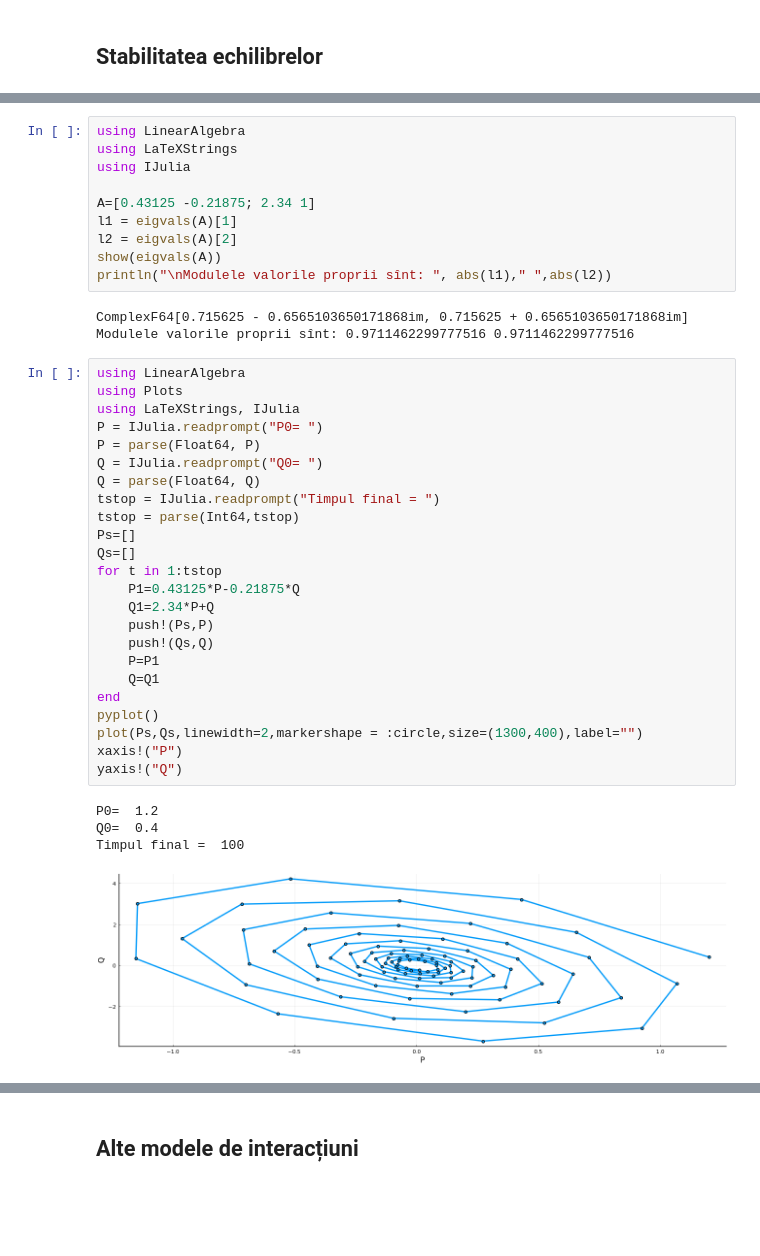
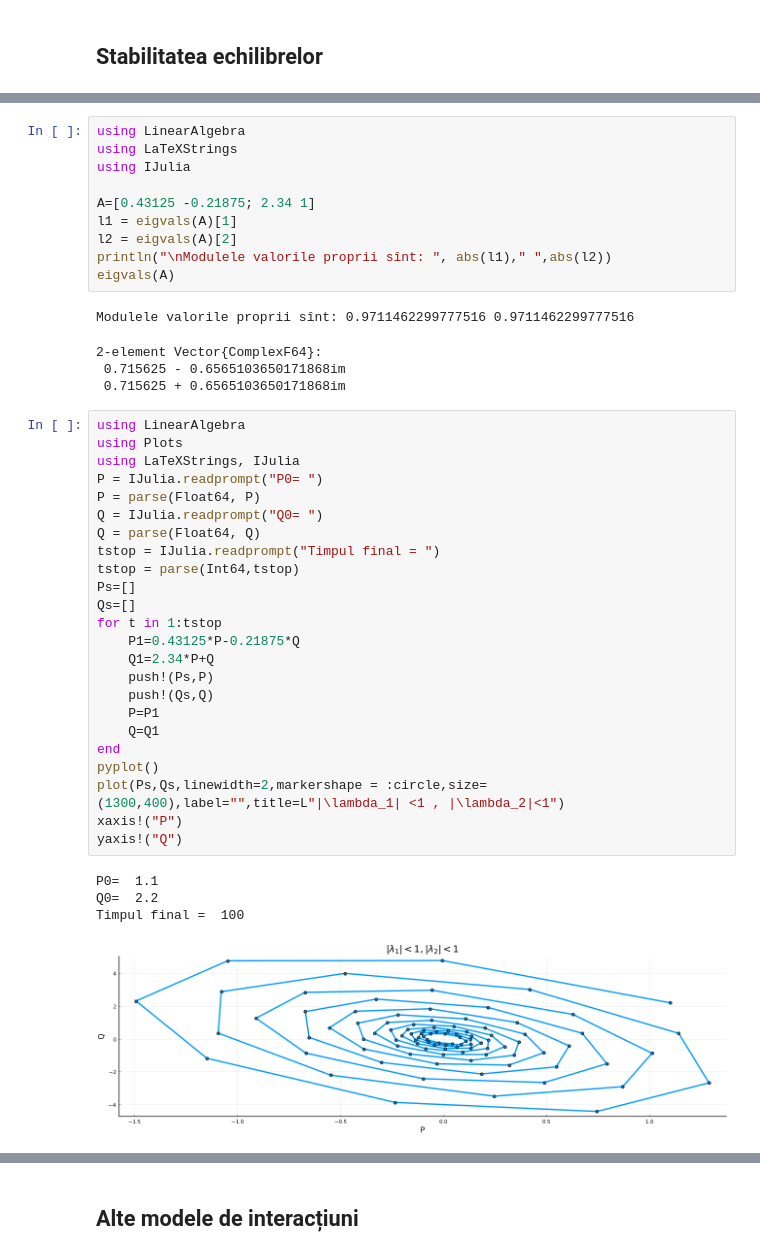
Before and after one commit to adhalanay/curs-biologie-2021, a Jupyter notebook: Cursul7.ipynb, the cells around one changed output, grey strips where cells are left out. Saved outputs shown, nothing was run; the diff lists cells and outputs as text; blank space fills up the shorter version.

```diff
--- a/Cursul7.ipynb
+++ b/Cursul7.ipynb
@@ -26,37 +26,39 @@ using IJulia
 A=[0.43125 -0.21875; 2.34 1]
 l1 = eigvals(A)[1]
 l2 = eigvals(A)[2]
-show(eigvals(A))
 println("\nModulele valorile proprii sînt: ", abs(l1)," ",abs(l2))
+eigvals(A)
 # %% [output]
-ComplexF64[0.715625 - 0.6565103650171868im, 0.715625 + 0.6565103650171868im]
 Modulele valorile proprii sînt: 0.9711462299777516 0.9711462299777516
+2-element Vector{ComplexF64}:
+ 0.715625 - 0.6565103650171868im
+ 0.715625 + 0.6565103650171868im
 # %%
 using LinearAlgebra
 using Plots
 using LaTeXStrings, IJulia
 P = IJulia.readprompt("P0= ")
 P = parse(Float64, P)
 Q = IJulia.readprompt("Q0= ")
 Q = parse(Float64, Q)
 tstop = IJulia.readprompt("Timpul final = ")
 tstop = parse(Int64,tstop)
 Ps=[]
 Qs=[]
 for t in 1:tstop
     P1=0.43125*P-0.21875*Q
     Q1=2.34*P+Q
     push!(Ps,P)
     push!(Qs,Q)
     P=P1
     Q=Q1
 end
 pyplot()
-plot(Ps,Qs,linewidth=2,markershape = :circle,size=(1300,400),label="")
+plot(Ps,Qs,linewidth=2,markershape = :circle,size=(1300,400),label="",title=L"|\lambda_1| <1 , |\lambda_2|<1")
 xaxis!("P")
 yaxis!("Q")
 # %% [output]
-P0=  1.2
-Q0=  0.4
+P0=  1.1
+Q0=  2.2
 Timpul final =  100
-[figure, old version]
+[figure, new version]
```
Also changed, not shown: parts of 13 cells of this notebook, 1 other file.
